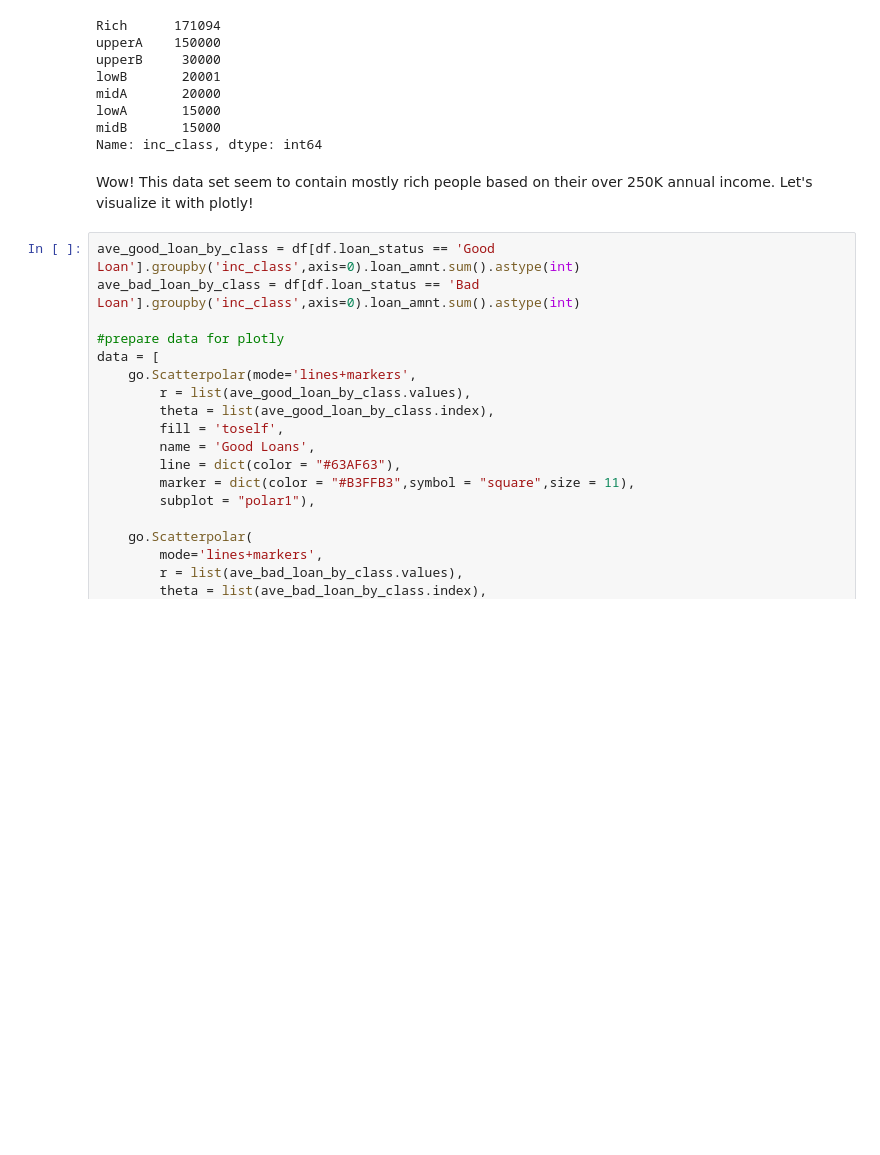
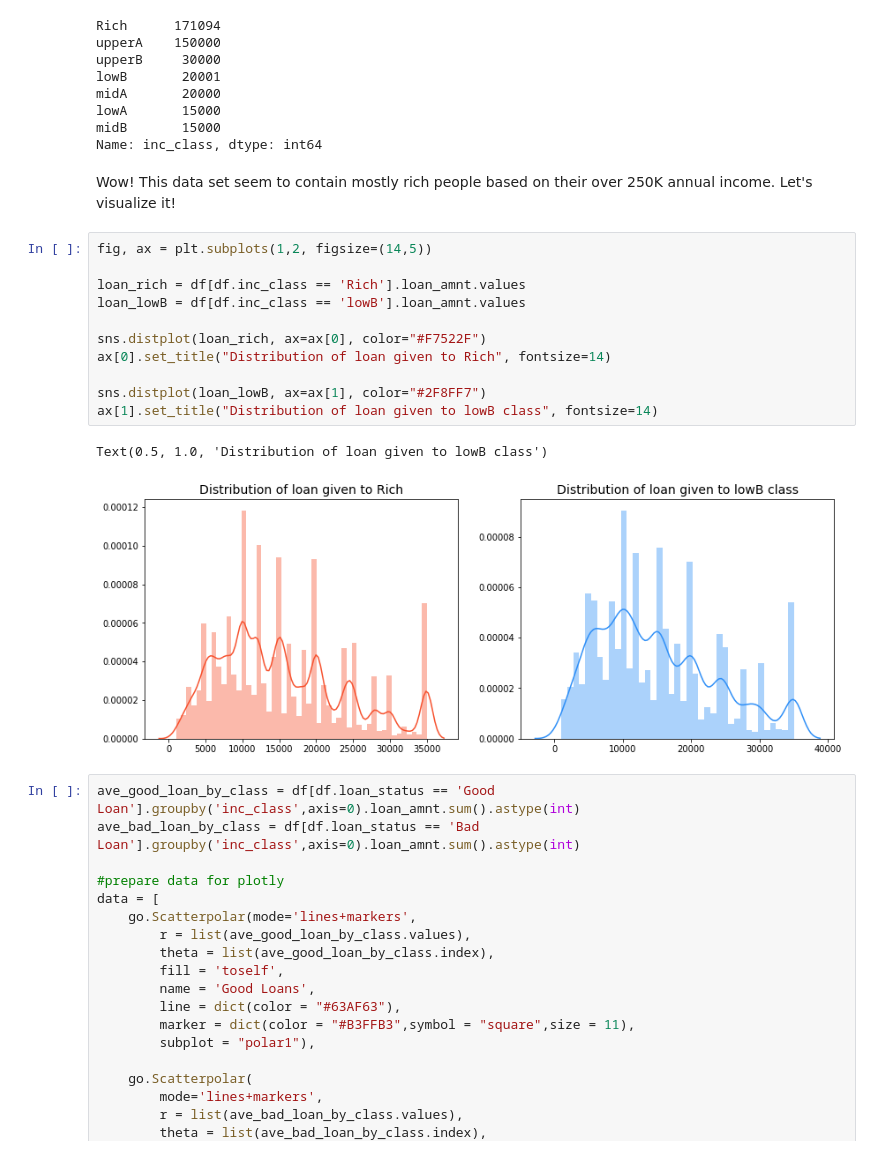
Before and after one commit to truzmeto/LoanStatusPrediction, a Jupyter notebook: kernel.ipynb, the cells around one changed output. Cells and saved outputs as stored; diff of their text form; blank space fills up the shorter version.

```diff
--- a/kernel.ipynb
+++ b/kernel.ipynb
@@ -394,7 +394,21 @@ midB       15000
 Name: inc_class, dtype: int64
 # %% [markdown]
 Wow! This data set seem to contain mostly rich people based on their over 250K annual income.
-Let's visualize it with plotly!
+Let's visualize it!
+# %%
+fig, ax = plt.subplots(1,2, figsize=(14,5))
+
+loan_rich = df[df.inc_class == 'Rich'].loan_amnt.values
+loan_lowB = df[df.inc_class == 'lowB'].loan_amnt.values
+
+sns.distplot(loan_rich, ax=ax[0], color="#F7522F")
+ax[0].set_title("Distribution of loan given to Rich", fontsize=14)
+
+sns.distplot(loan_lowB, ax=ax[1], color="#2F8FF7")
+ax[1].set_title("Distribution of loan given to lowB class", fontsize=14)
+# %% [output]
+Text(0.5, 1.0, 'Distribution of loan given to lowB class')
+[figure, added]
 # %%
 ave_good_loan_by_class = df[df.loan_status == 'Good Loan'].groupby('inc_class',axis=0).loan_amnt.sum().astype(int)
 ave_bad_loan_by_class = df[df.loan_status == 'Bad Loan'].groupby('inc_class',axis=0).loan_amnt.sum().astype(int)
```
Also changed, not shown: parts of 11 cells of this notebook, 6 other files.
